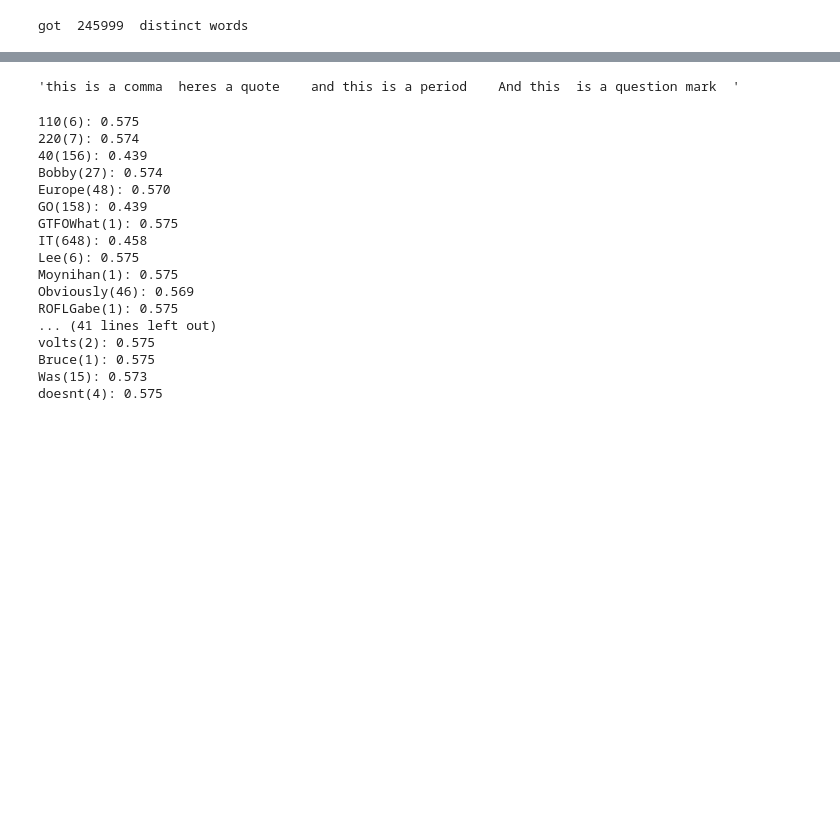
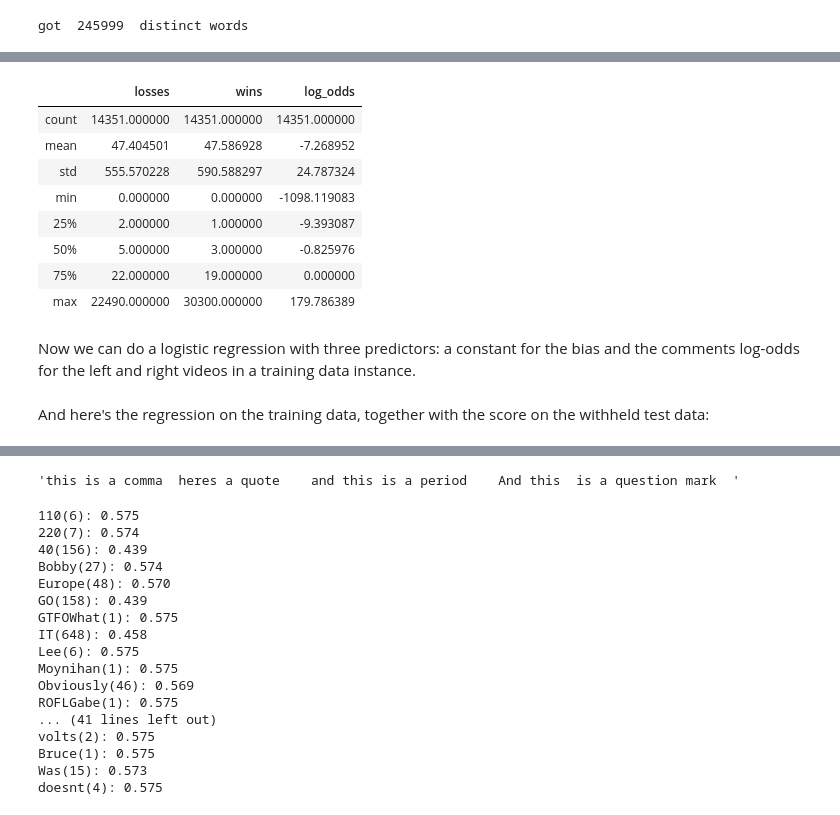
Before and after one commit to dmgoldschmidt/code, a Jupyter notebook: Course_Notes_scratch.ipynb, the cells around one changed output, grey strips where cells are left out. Drawn from its saved outputs; the diff is of its cells as text; code cells hidden in the pictures; blank space fills up the shorter version.

```diff
--- a/Course_Notes_scratch.ipynb
+++ b/Course_Notes_scratch.ipynb
@@ -1254,7 +1268,7 @@ for id in wlc.index:
         cont_tbl[word][0,0] += wlc['wins'][id]
         cont_tbl[word][0,1] += wlc['losses'][id]
         nvideos[word] += 1
-m = len(training_pairs)+2
+m = len(train_data)+2
 m_info = {}
 print "got ",len(cont_tbl)," distinct words"
 for word in cont_tbl: # now complete the tables and compute mutual info
@@ -1273,0 +1291,21 @@ got  245999  distinct words
+# %%
+log_odds = {}
+for id in wlc.index:
+    words = wlc['comments'][id].split()
+    log_odds[id] = 0
+    for word in words:
+        log_odds[id] += log(cont_tbl[word][0,0]/cont_tbl[word][0,1])
+wlc['log_odds'] = pd.Series(log_odds)
+wlc.describe()
+# %% [output]
+|  | losses | wins | log_odds |
+| count | 14351.000000 | 14351.000000 | 14351.000000 |
+| mean | 47.404501 | 47.586928 | -7.268952 |
+| std | 555.570228 | 590.588297 | 24.787324 |
+| min | 0.000000 | 0.000000 | -1098.119083 |
+| 25% | 2.000000 | 1.000000 | -9.393087 |
+| 50% | 5.000000 | 3.000000 | -0.825976 |
+| 75% | 22.000000 | 19.000000 | 0.000000 |
+| max | 22490.000000 | 30300.000000 | 179.786389 |
+# %% [markdown]
+Now we can do a logistic regression with three predictors:  a constant for the bias and the comments log-odds for the left and right videos in a training data instance.
@@ -1273,0 +1342,2 @@ got  245999  distinct words
+# %% [markdown]
+And here's the regression on the training data, together with the score on the withheld test data:
```
Also changed, not shown: parts of 12 cells of this notebook.
